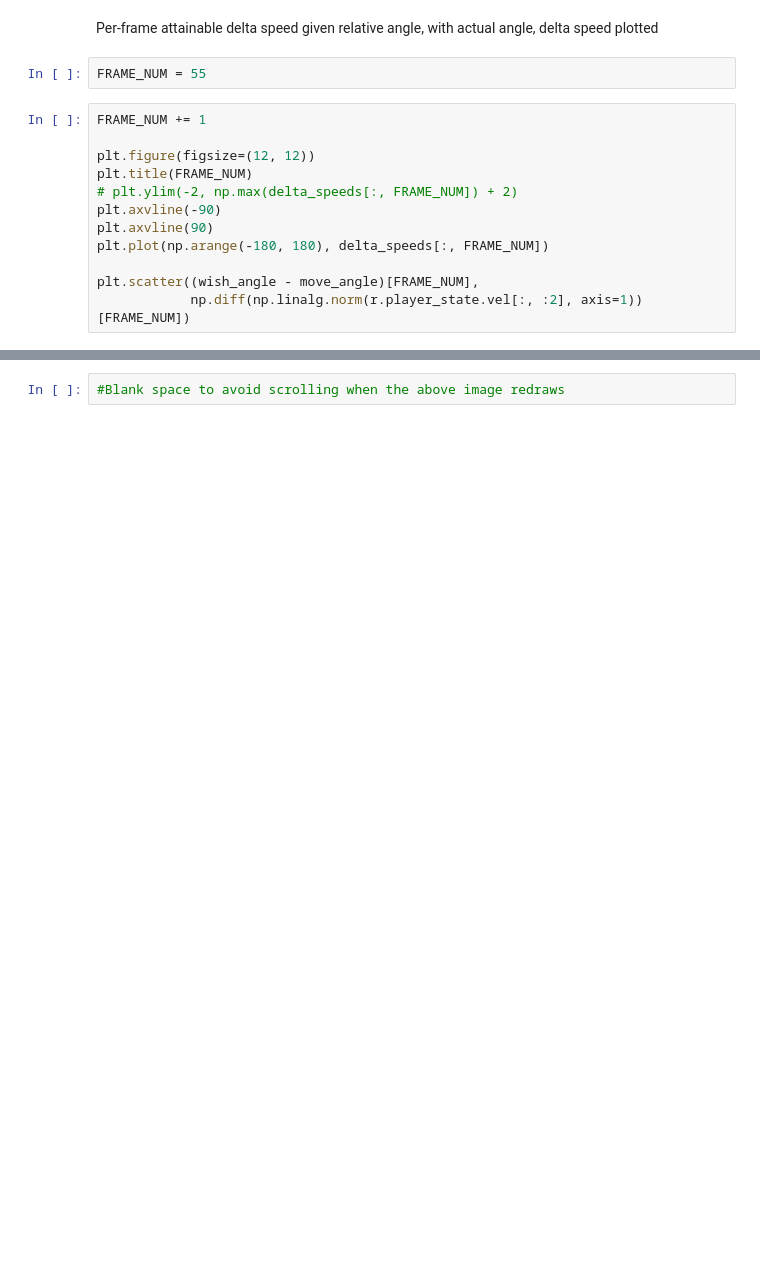
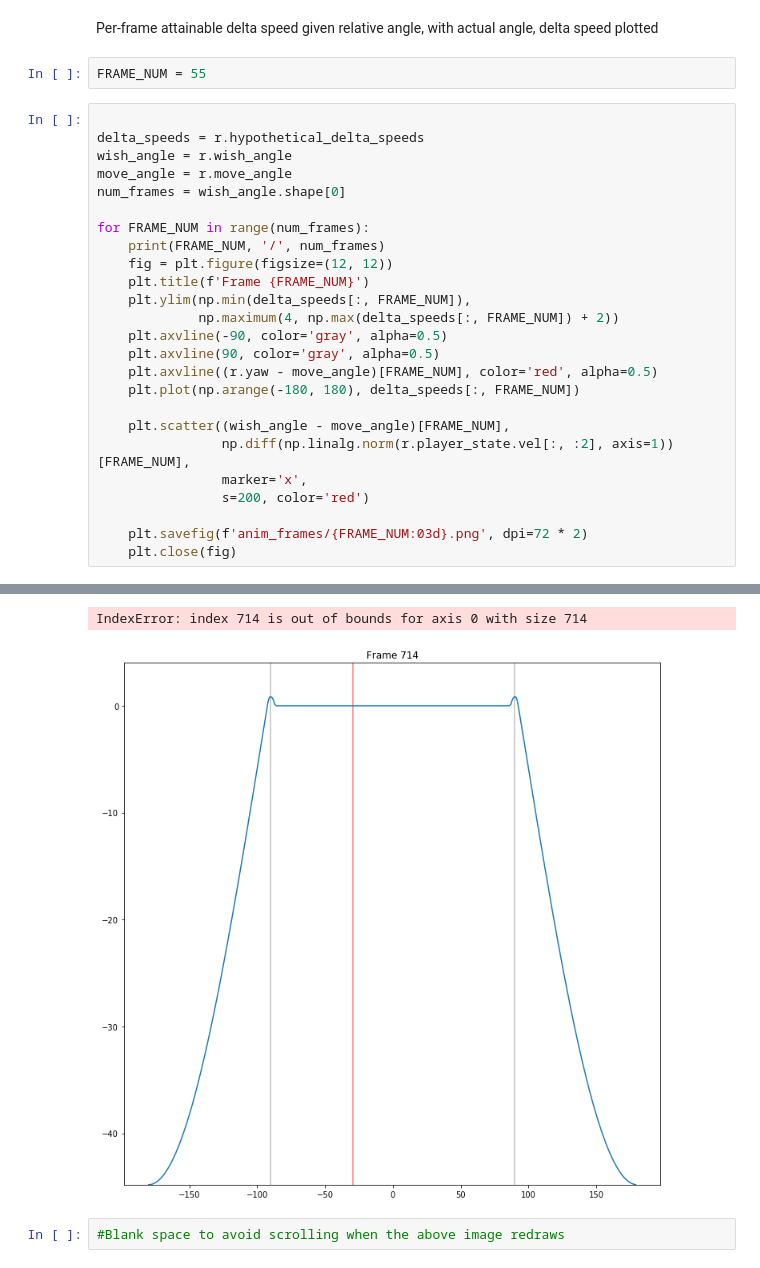
Before and after one commit to matthewearl/q1physrl, a Jupyter notebook: notebooks/Analyse.ipynb, the cells around one changed output, grey strips where cells are left out. Cells and saved outputs as stored; diff of their text form; blank space fills up the shorter version.

```diff
--- a/notebooks/Analyse.ipynb
+++ b/notebooks/Analyse.ipynb
@@ -181,14 +187,28 @@ Per-frame attainable delta speed given relative angle, with actual angle, delta
 # %%
 FRAME_NUM = 55
 # %%
-FRAME_NUM += 1
 
-plt.figure(figsize=(12, 12))
-plt.title(FRAME_NUM)
-# plt.ylim(-2, np.max(delta_speeds[:, FRAME_NUM]) + 2)
-plt.axvline(-90)
-plt.axvline(90)
-plt.plot(np.arange(-180, 180), delta_speeds[:, FRAME_NUM])
+delta_speeds = r.hypothetical_delta_speeds
+wish_angle = r.wish_angle
+move_angle = r.move_angle
+num_frames = wish_angle.shape[0]
 
-plt.scatter((wish_angle - move_angle)[FRAME_NUM],
-            np.diff(np.linalg.norm(r.player_state.vel[:, :2], axis=1))[FRAME_NUM])
+for FRAME_NUM in range(num_frames):
+    print(FRAME_NUM, '/', num_frames)
+    fig = plt.figure(figsize=(12, 12))
+    plt.title(f'Frame {FRAME_NUM}')
+    plt.ylim(np.min(delta_speeds[:, FRAME_NUM]),
+             np.maximum(4, np.max(delta_speeds[:, FRAME_NUM]) + 2))
+    plt.axvline(-90, color='gray', alpha=0.5)
+    plt.axvline(90, color='gray', alpha=0.5)
+    plt.axvline((r.yaw - move_angle)[FRAME_NUM], color='red', alpha=0.5)
+    plt.plot(np.arange(-180, 180), delta_speeds[:, FRAME_NUM])
+
+    plt.scatter((wish_angle - move_angle)[FRAME_NUM],
+                np.diff(np.linalg.norm(r.player_state.vel[:, :2], axis=1))[FRAME_NUM],
+                marker='x',
+                s=200, color='red')
+
+    plt.savefig(f'anim_frames/{FRAME_NUM:03d}.png', dpi=72 * 2)
+    plt.close(fig)
+# %% [output]
@@ -195,2 +232,4 @@ plt.scatter((wish_angle - move_angle)[FRAME_NUM],
+IndexError: index 714 is out of bounds for axis 0 with size 714
+[figure, added]
 # %%
 #Blank space to avoid scrolling when the above image redraws
```
Also changed, not shown: parts of 9 cells of this notebook, 1 other file.
